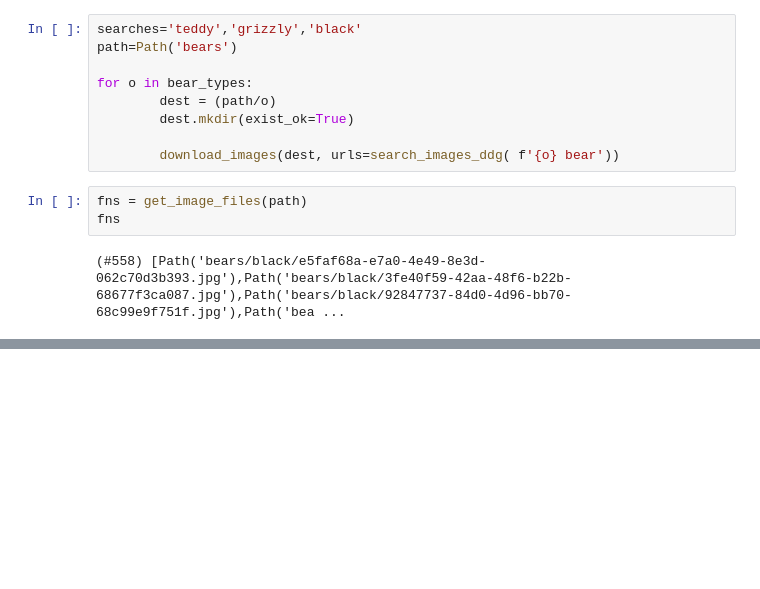
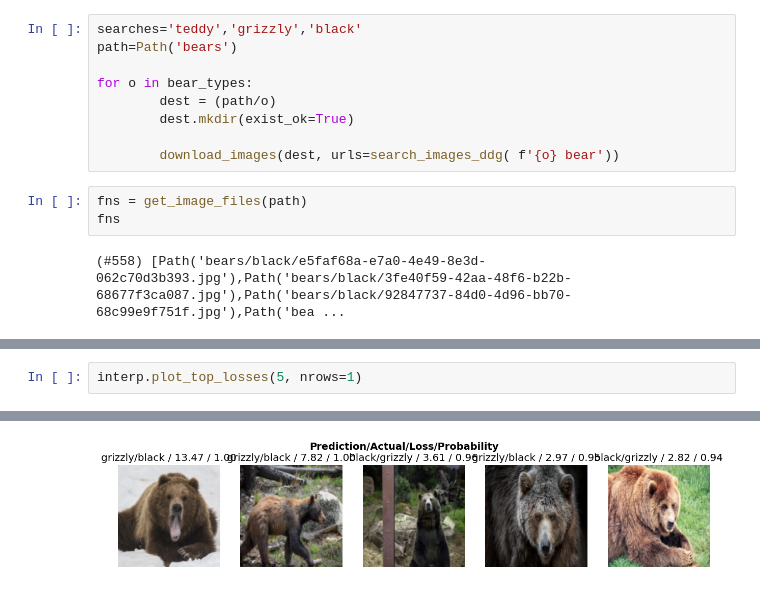
Before and after one commit to ved1beta/fast.ai, a Jupyter notebook: cleaning_data.ipynb, the cells around one changed output, grey strips where cells are left out. Cells and saved outputs as stored; diff of their text form; blank space fills up the shorter version.

```diff
--- a/cleaning_data.ipynb
+++ b/cleaning_data.ipynb
@@ -59,0 +82,3 @@ dls.show_batch(max_n=20)
+# %%
+interp.plot_top_losses(5, nrows=1)
+# %% [output]
@@ -59,0 +86 @@ dls.show_batch(max_n=20)
+[figure, added]
```
Also changed, not shown: parts of 8 cells of this notebook, 1 other file.
